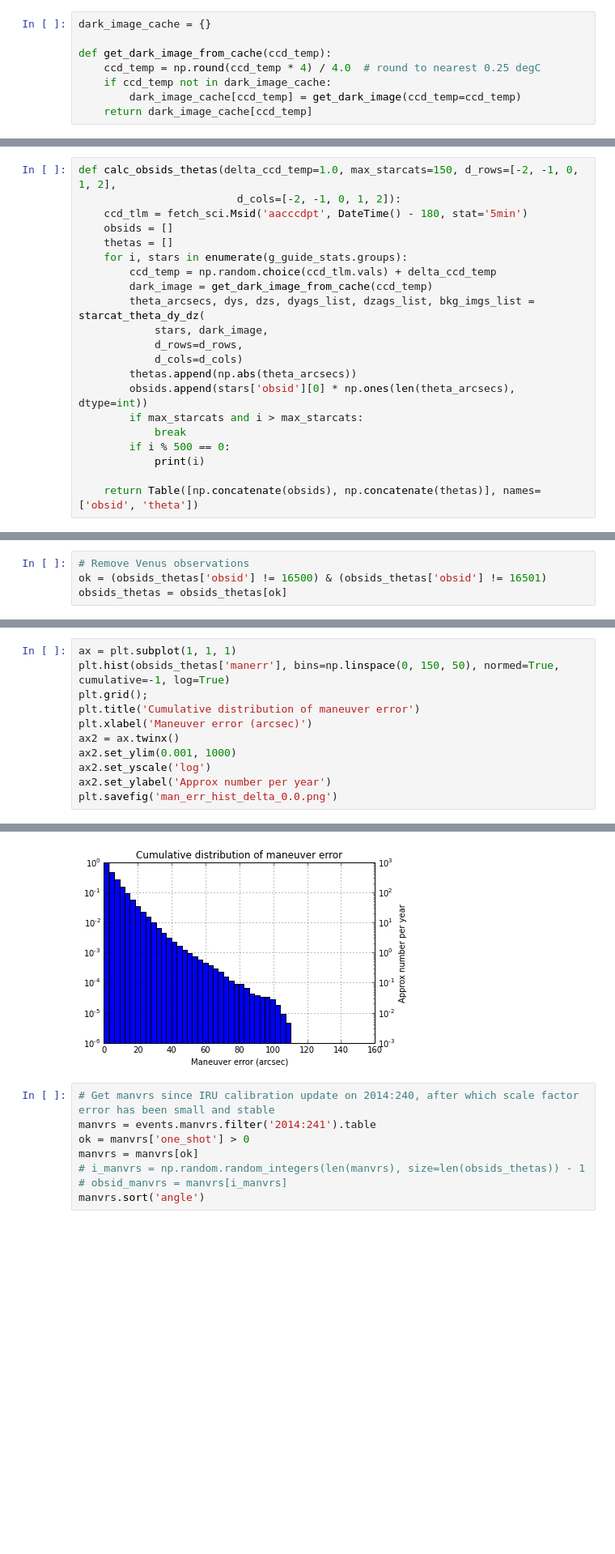
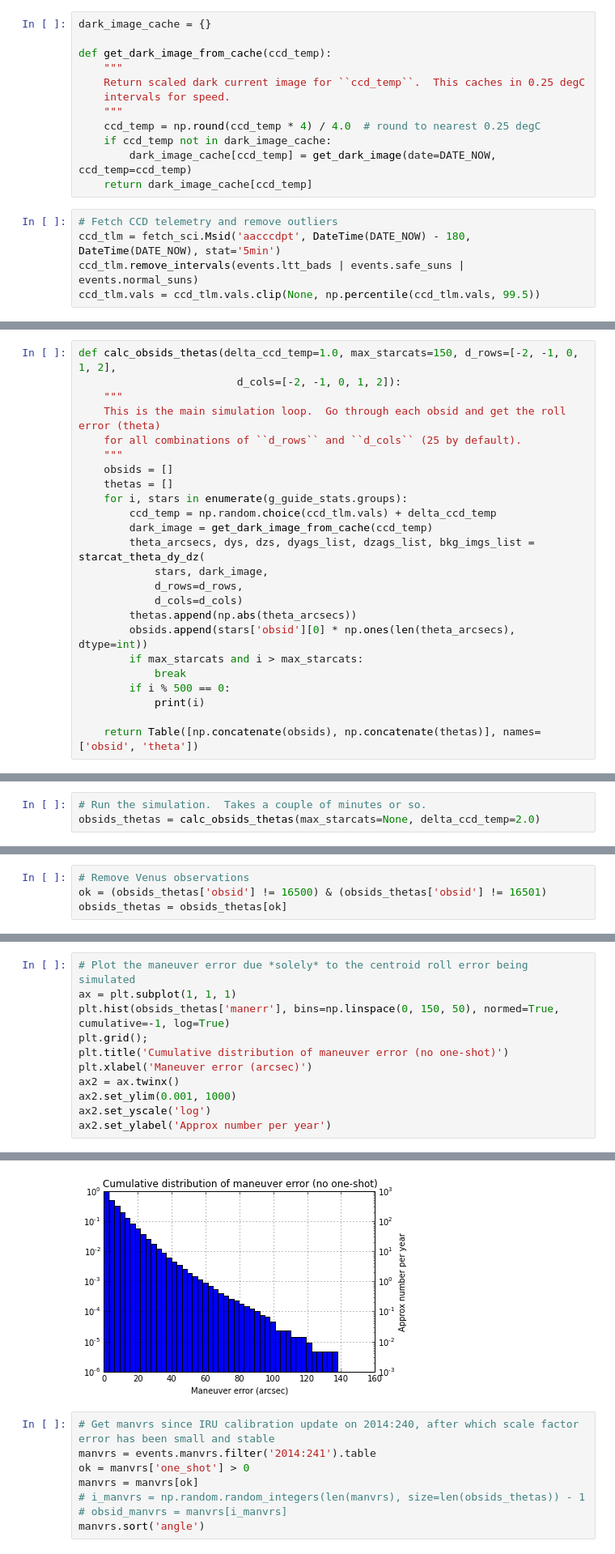
Before and after one commit to sot/mult_stars_flag, a Jupyter notebook: manvr_err_distribution.ipynb, the cells around one changed output, grey strips where cells are left out. Shown at 81% size. Saved outputs shown, nothing was run; the diff lists cells and outputs as text; blank space fills up the shorter version.

```diff
--- a/manvr_err_distribution.ipynb
+++ b/manvr_err_distribution.ipynb
@@ -304,7 +327,16 @@ for theta_arcsec, dy, dz, dyags, dzags in izip(theta_arcsecs, dys, dzs, dyags_li
 dark_image_cache = {}
 
 def get_dark_image_from_cache(ccd_temp):
+    """
+    Return scaled dark current image for ``ccd_temp``.  This caches in 0.25 degC
+    intervals for speed.
+    """
     ccd_temp = np.round(ccd_temp * 4) / 4.0  # round to nearest 0.25 degC
     if ccd_temp not in dark_image_cache:
-        dark_image_cache[ccd_temp] = get_dark_image(ccd_temp=ccd_temp)
+        dark_image_cache[ccd_temp] = get_dark_image(date=DATE_NOW, ccd_temp=ccd_temp)
     return dark_image_cache[ccd_temp]
+# %%
+# Fetch CCD telemetry and remove outliers
+ccd_tlm = fetch_sci.Msid('aacccdpt', DateTime(DATE_NOW) - 180, DateTime(DATE_NOW), stat='5min')
+ccd_tlm.remove_intervals(events.ltt_bads | events.safe_suns | events.normal_suns)
+ccd_tlm.vals = ccd_tlm.vals.clip(None, np.percentile(ccd_tlm.vals, 99.5))
@@ -311,7 +351,10 @@ def get_dark_image_from_cache(ccd_temp):
 # %%
 def calc_obsids_thetas(delta_ccd_temp=1.0, max_starcats=150, d_rows=[-2, -1, 0, 1, 2],
                          d_cols=[-2, -1, 0, 1, 2]):
-    ccd_tlm = fetch_sci.Msid('aacccdpt', DateTime() - 180, stat='5min')
+    """
+    This is the main simulation loop.  Go through each obsid and get the roll error (theta)
+    for all combinations of ``d_rows`` and ``d_cols`` (25 by default).
+    """
     obsids = []
     thetas = []
     for i, stars in enumerate(g_guide_stats.groups):
@@ -352,0 +375,3 @@ obsids_thetas = calc_obsids_thetas(max_starcats=None, delta_ccd_temp=0.0)
+# %%
+# Run the simulation.  Takes a couple of minutes or so.
+obsids_thetas = calc_obsids_thetas(max_starcats=None, delta_ccd_temp=2.0)
@@ -390,13 +439,13 @@ obsids_thetas['angle'] = manvr_angles
 obsids_thetas['manerr'] = obsids_thetas['theta'] * np.sin(np.radians(manvr_angles))
 # %%
+# Plot the maneuver error due *solely* to the centroid roll error being simulated
 ax = plt.subplot(1, 1, 1)
 plt.hist(obsids_thetas['manerr'], bins=np.linspace(0, 150, 50), normed=True, cumulative=-1, log=True)
 plt.grid();
-plt.title('Cumulative distribution of maneuver error')
+plt.title('Cumulative distribution of maneuver error (no one-shot)')
 plt.xlabel('Maneuver error (arcsec)')
 ax2 = ax.twinx()
 ax2.set_ylim(0.001, 1000)
 ax2.set_yscale('log')
 ax2.set_ylabel('Approx number per year')
-plt.savefig('man_err_hist_delta_0.0.png')
 # %% [output]
@@ -403,4 +453,4 @@ plt.savefig('man_err_hist_delta_0.0.png')
-[figure, old version]
+[figure, new version]
 # %%
 # Get manvrs since IRU calibration update on 2014:240, after which scale factor error has been small and stable
 manvrs = events.manvrs.filter('2014:241').table
```
Also changed, not shown: parts of 32 cells of this notebook, 2 other files.
